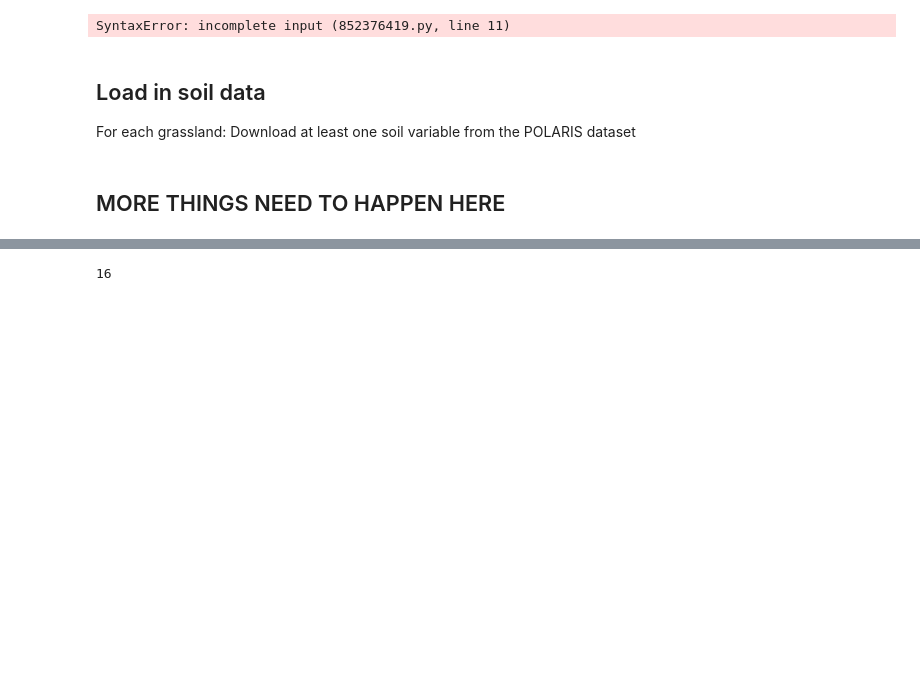
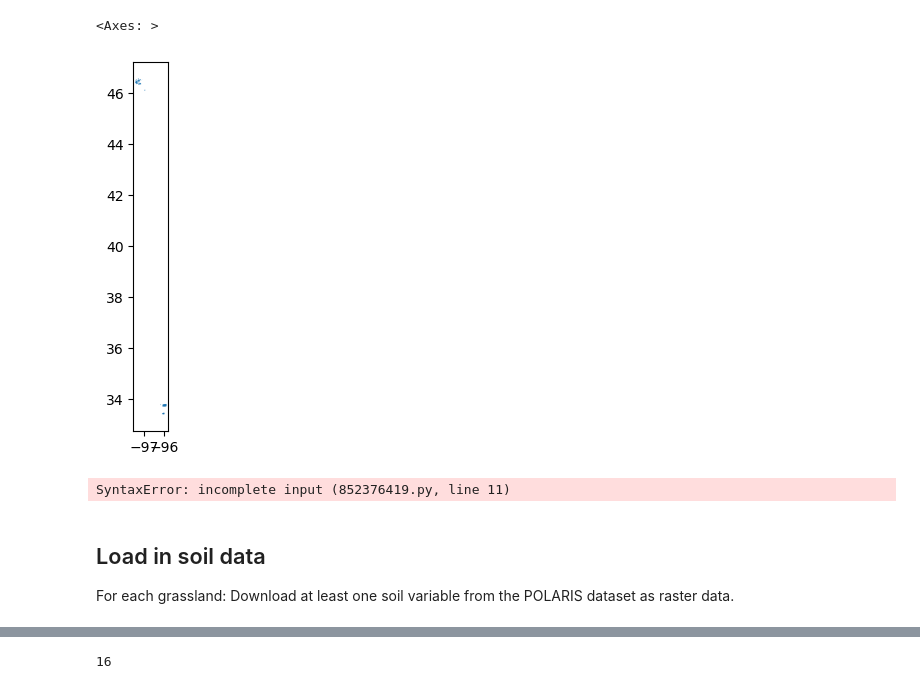
Before and after one commit to hanried/habitat-suitability, a Jupyter notebook: 00-habitat-suitability.ipynb, the cells around one changed output, grey strips where cells are left out. Cells and saved outputs as stored; diff of their text form; code cells hidden in the pictures; blank space fills up the shorter version.

```diff
--- a/00-habitat-suitability.ipynb
+++ b/00-habitat-suitability.ipynb
@@ -21,0 +80,7 @@ import rioxarray as rxr # Work with raster data
+# %%
+# Select study areas from grasslands_gdf
+shey_caddo_grasslands_gdf = grasslands_gdf[
+    grasslands_gdf['GRASSLANDN'].isin(['Sheyenne National Grassland', 'Caddo National Grassland'])]
+display(shey_caddo_grasslands_gdf)
+shey_caddo_grasslands_gdf.plot()
+# %% [output]
@@ -22 +90,3 @@ import rioxarray as rxr # Work with raster data
+<Axes: >
+[figure, added]
 # %%
@@ -41,7 +112,7 @@ SyntaxError: incomplete input (852376419.py, line 11)
 ## Load in soil data
 
 For each grassland:
-    Download at least one soil variable from the POLARIS dataset
+    Download at least one soil variable from the POLARIS dataset as raster data.
 # %%
 # Define the download URL template for the soil data
 
@@ -71,5 +142,3 @@ for ... in soil_files:
     output_da_list.append(cropped_da)
 
 # Merge tiles
-# %% [markdown]
-## MORE THINGS NEED TO HAPPEN HERE
```
Also changed, not shown: parts of 18 cells of this notebook.
